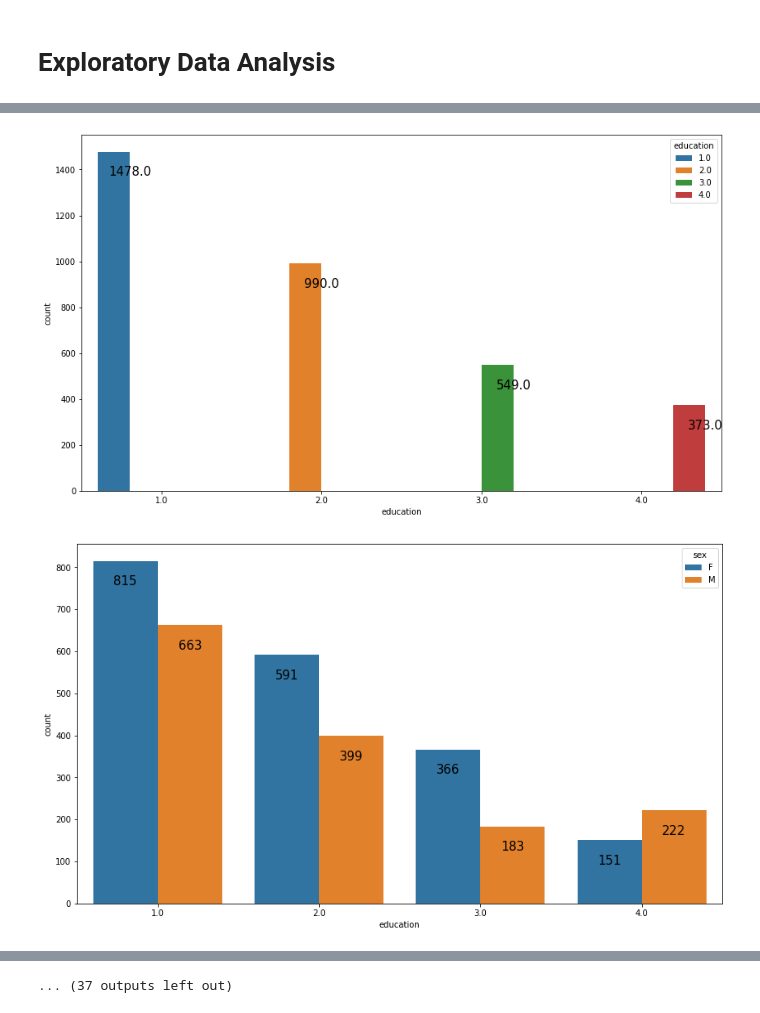
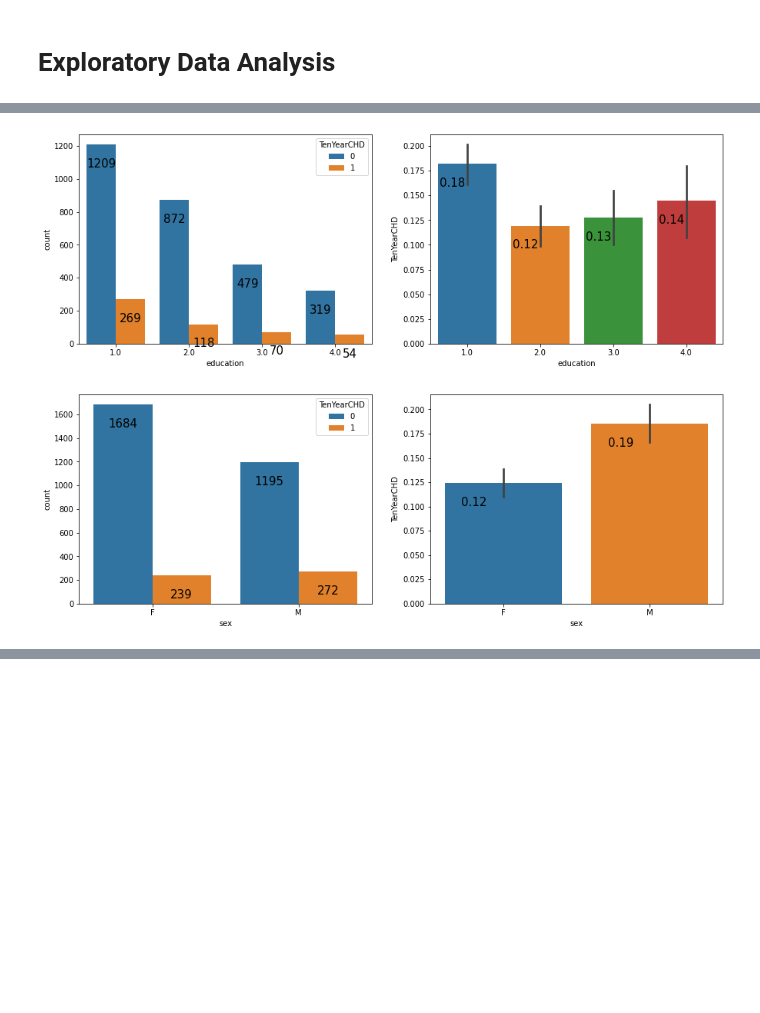
Before and after one commit to Rochakr4/Bike-Sharing-Demand-Prediction---Capstone-Project, a Jupyter notebook: CAPSTONE_PROJECT_3_Cardiovascular_Risk_Prediction.ipynb, the cells around one changed output, grey strips where cells are left out. Cells and saved outputs as stored; diff of their text form; code cells hidden in the pictures; blank space fills up the shorter version.

```diff
--- a/CAPSTONE_PROJECT_3_Cardiovascular_Risk_Prediction.ipynb
+++ b/CAPSTONE_PROJECT_3_Cardiovascular_Risk_Prediction.ipynb
@@ -173,11 +163,12 @@ data_df.groupby(['education','TenYearCHD'])['id'].count().reset_index()
 # %%
 for v in cat_features:
-  for m in cat_features:
-     plt.figure(figsize=(14,8))
-     ch=sns.countplot(x=v,hue=m,data=data_df)
-     for p in ch.patches:
+   fig, axes = plt.subplots(1,2,figsize=(15,5))
+   ch=sns.countplot(x=v,hue='TenYearCHD',data=data_df, ax=axes[0])
+   for p in ch.patches:
         ch.annotate(f'\n{p.get_height()}', (p.get_x()+0.2, p.get_height()), ha='center', va='top', size=15)
-plt.show()
+   vh=sns.barplot(v, 'TenYearCHD', data = data_df, ax=axes[1])
+   for p in vh.patches:
+        vh.annotate(f'\n{round(p.get_height(),2)}', (p.get_x()+0.2, p.get_height()), ha='center', va='top', size=15)
 # %% [output]
-[figure, old version]
+[figure, new version]
-[figure, old version]
+[figure, new version]
@@ -194 +179,0 @@ plt.show()
-... (37 outputs left out)
```
Also changed, not shown: parts of 23 cells of this notebook.
